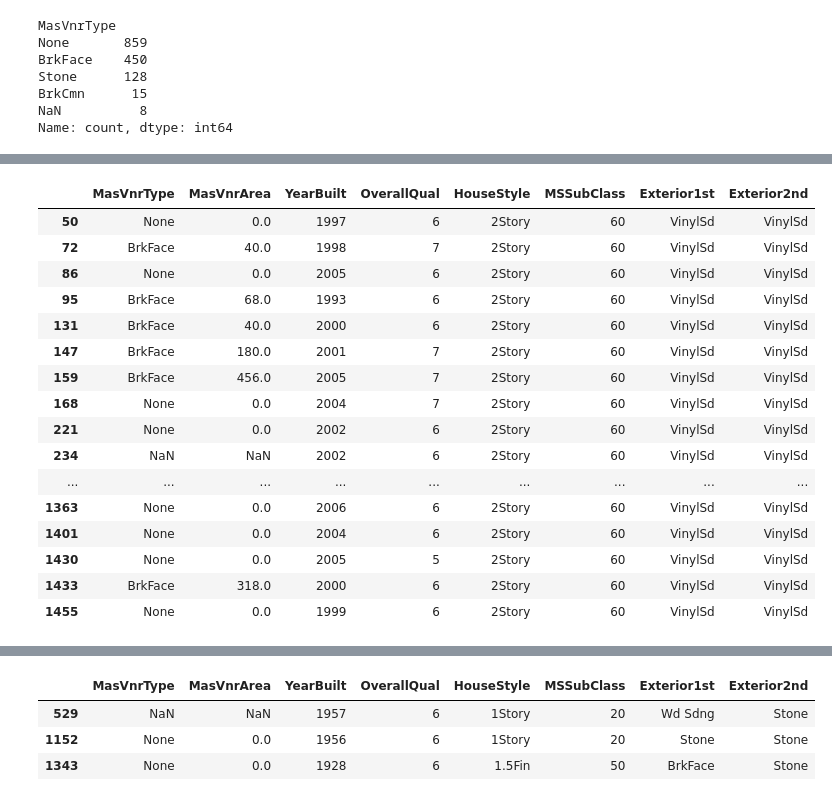
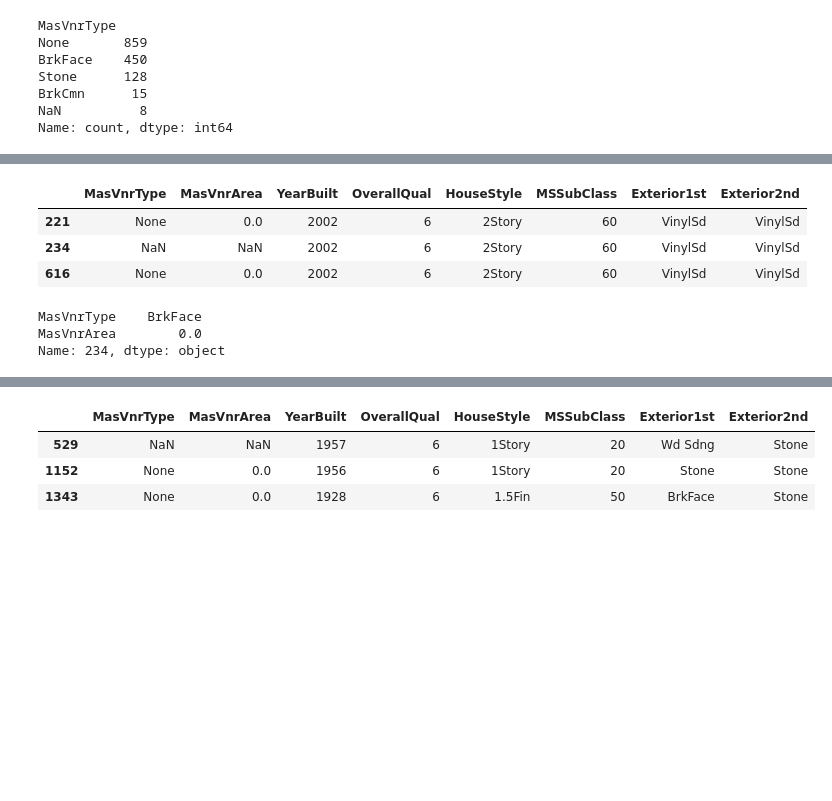
Before and after one commit to kogimurio/house_sales_prediction, a Jupyter notebook: saales_price_predictions.ipynb, the cells around one changed output, grey strips where cells are left out. Cells and saved outputs as stored; diff of their text form; code cells hidden in the pictures; blank space fills up the shorter version.

```diff
--- a/saales_price_predictions.ipynb
+++ b/saales_price_predictions.ipynb
@@ -1,6 +1,7 @@
 # %%
 # Import dependences
 import pandas as pd
+pd.set_option('display.max_rows', None)
 # %%
 # Read the Dataset
 dataset = pd.read_csv("train.csv")
@@ -705,25 +660,14 @@ dataset[(dataset['Neighborhood'] == 'Somerst') &
 # %%
 # Investigating row 234
 dataset[(dataset['Neighborhood'] == 'Gilbert') &
 (dataset['HouseStyle'] == '2Story') &
 (dataset['MSSubClass'] == 60) &
 (dataset['Exterior1st'] == 'VinylSd') &
+(dataset['YearBuilt'] == 2002) &
+(dataset['OverallQual'] == 6) &
 (dataset['Exterior2nd'] == 'VinylSd')][['MasVnrType', 'MasVnrArea', 'YearBuilt', 'OverallQual', 'HouseStyle', 'MSSubClass','Exterior1st', 'Exterior2nd']]
 # %% [output]
 |  | MasVnrType | MasVnrArea | YearBuilt | OverallQual | HouseStyle | MSSubClass | Exterior1st | Exterior2nd |
-| 50 | None | 0.0 | 1997 | 6 | 2Story | 60 | VinylSd | VinylSd |
-| 72 | BrkFace | 40.0 | 1998 | 7 | 2Story | 60 | VinylSd | VinylSd |
-| 86 | None | 0.0 | 2005 | 6 | 2Story | 60 | VinylSd | VinylSd |
-| 95 | BrkFace | 68.0 | 1993 | 6 | 2Story | 60 | VinylSd | VinylSd |
-| 131 | BrkFace | 40.0 | 2000 | 6 | 2Story | 60 | VinylSd | VinylSd |
-| 147 | BrkFace | 180.0 | 2001 | 7 | 2Story | 60 | VinylSd | VinylSd |
-| 159 | BrkFace | 456.0 | 2005 | 7 | 2Story | 60 | VinylSd | VinylSd |
-| 168 | None | 0.0 | 2004 | 7 | 2Story | 60 | VinylSd | VinylSd |
 | 221 | None | 0.0 | 2002 | 6 | 2Story | 60 | VinylSd | VinylSd |
 | 234 | NaN | NaN | 2002 | 6 | 2Story | 60 | VinylSd | VinylSd |
-| ... | ... | ... | ... | ... | ... | ... | ... | ... |
-| 1363 | None | 0.0 | 2006 | 6 | 2Story | 60 | VinylSd | VinylSd |
-| 1401 | None | 0.0 | 2004 | 6 | 2Story | 60 | VinylSd | VinylSd |
-| 1430 | None | 0.0 | 2005 | 5 | 2Story | 60 | VinylSd | VinylSd |
-| 1433 | BrkFace | 318.0 | 2000 | 6 | 2Story | 60 | VinylSd | VinylSd |
-| 1455 | None | 0.0 | 1999 | 6 | 2Story | 60 | VinylSd | VinylSd |
+| 616 | None | 0.0 | 2002 | 6 | 2Story | 60 | VinylSd | VinylSd |
@@ -730,3 +676,9 @@ dataset[(dataset['Neighborhood'] == 'Gilbert') &
+# %%
+dataset.loc[234, ['MasVnrType',	'MasVnrArea']]
+# %% [output]
+MasVnrType    BrkFace
+MasVnrArea        0.0
+Name: 234, dtype: object
 # %%
 # Investigating row 529
 dataset[(dataset['Neighborhood'] == 'Crawfor') &
```
Also changed, not shown: parts of 32 cells of this notebook.
